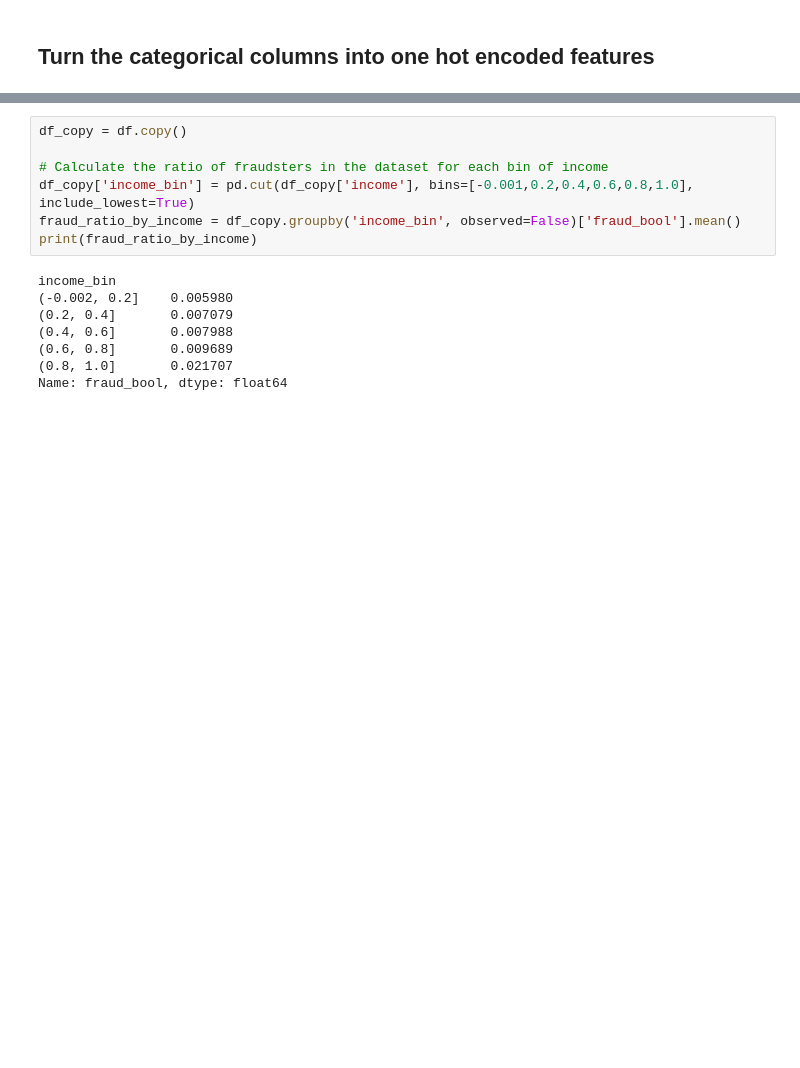
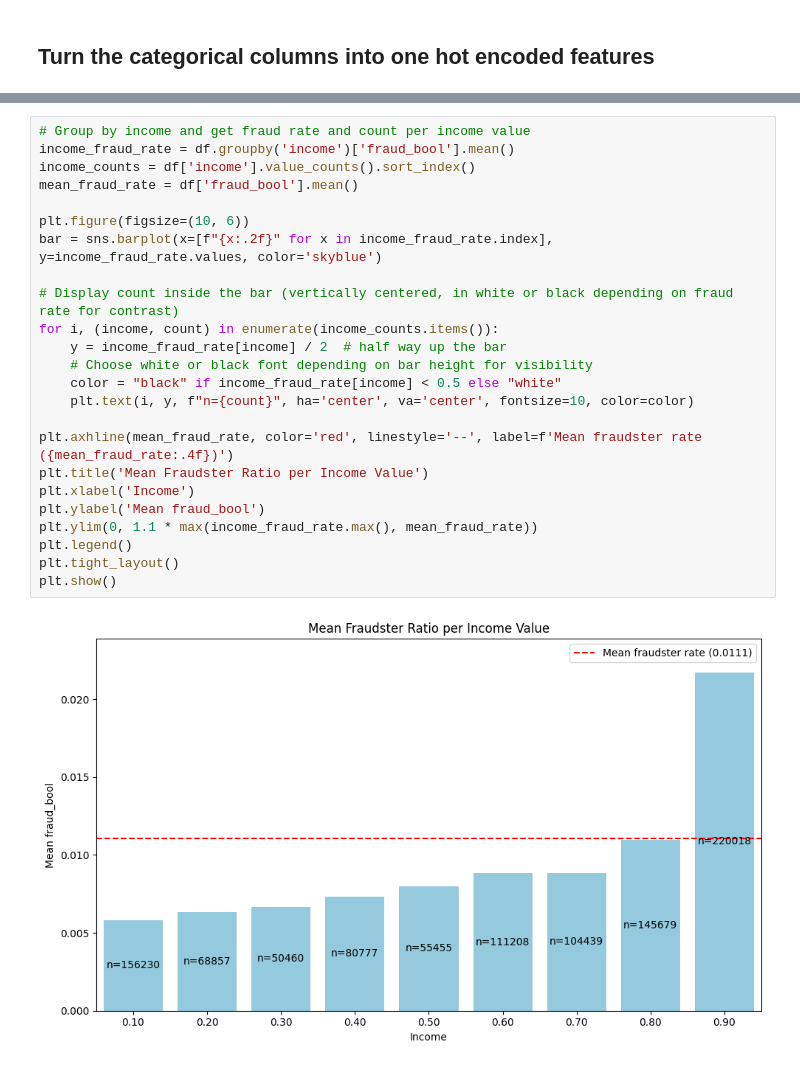
Before and after one commit to pepijn-lens/bankfraud, a Jupyter notebook: data_inspection.ipynb, the cells around one changed output, grey strips where cells are left out. Drawn from its saved outputs; the diff is of its cells as text; blank space fills up the shorter version.

```diff
--- a/data_inspection.ipynb
+++ b/data_inspection.ipynb
@@ -159,18 +197,29 @@ df = pd.get_dummies(df, columns=categorical_types, drop_first=True)
 # %%
-df_copy = df.copy()
+# Group by income and get fraud rate and count per income value
+income_fraud_rate = df.groupby('income')['fraud_bool'].mean()
+income_counts = df['income'].value_counts().sort_index()
+mean_fraud_rate = df['fraud_bool'].mean()
 
-# Calculate the ratio of fraudsters in the dataset for each bin of income
-df_copy['income_bin'] = pd.cut(df_copy['income'], bins=[-0.001,0.2,0.4,0.6,0.8,1.0], include_lowest=True)
-fraud_ratio_by_income = df_copy.groupby('income_bin', observed=False)['fraud_bool'].mean()
-print(fraud_ratio_by_income)
+plt.figure(figsize=(10, 6))
+bar = sns.barplot(x=[f"{x:.2f}" for x in income_fraud_rate.index], y=income_fraud_rate.values, color='skyblue')
+
+# Display count inside the bar (vertically centered, in white or black depending on fraud rate for contrast)
+for i, (income, count) in enumerate(income_counts.items()):
+    y = income_fraud_rate[income] / 2  # half way up the bar
+    # Choose white or black font depending on bar height for visibility
+    color = "black" if income_fraud_rate[income] < 0.5 else "white"
+    plt.text(i, y, f"n={count}", ha='center', va='center', fontsize=10, color=color)
+
+plt.axhline(mean_fraud_rate, color='red', linestyle='--', label=f'Mean fraudster rate ({mean_fraud_rate:.4f})')
+plt.title('Mean Fraudster Ratio per Income Value')
+plt.xlabel('Income')
+plt.ylabel('Mean fraud_bool')
+plt.ylim(0, 1.1 * max(income_fraud_rate.max(), mean_fraud_rate))
+plt.legend()
+plt.tight_layout()
+plt.show()
 # %% [output]
-income_bin
-(-0.002, 0.2]    0.005980
-(0.2, 0.4]       0.007079
-(0.4, 0.6]       0.007988
-(0.6, 0.8]       0.009689
-(0.8, 1.0]       0.021707
-Name: fraud_bool, dtype: float64
+[figure, added]
 # %%
 df.head()
 # %% [output]
```
Also changed, not shown: parts of 17 cells of this notebook, 3 other files.
